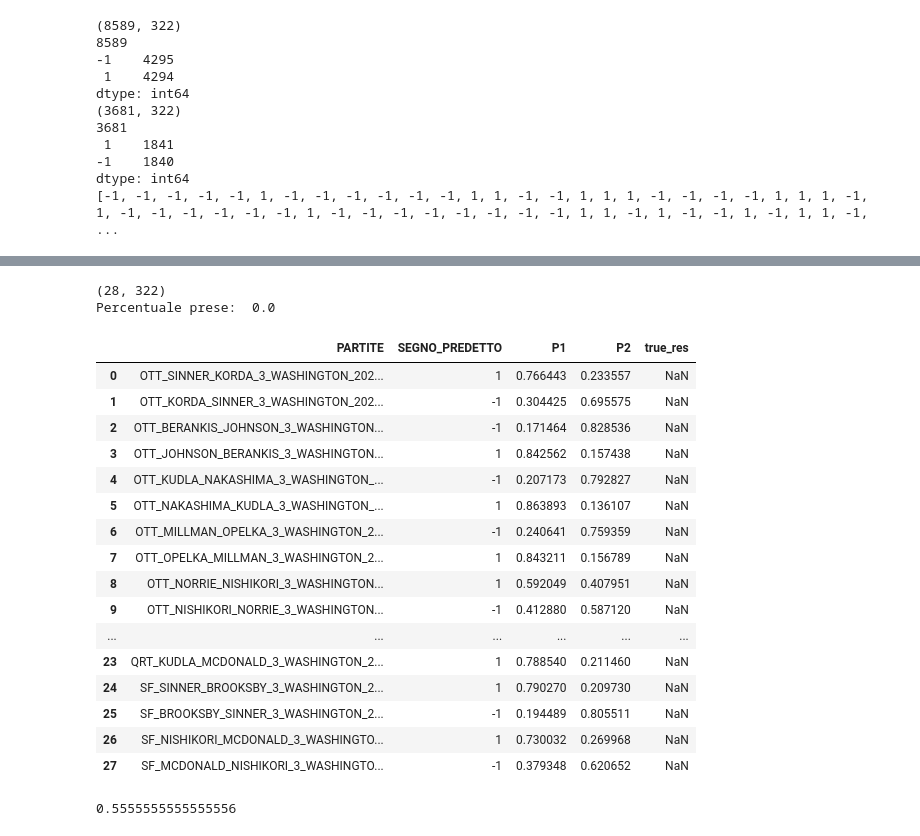
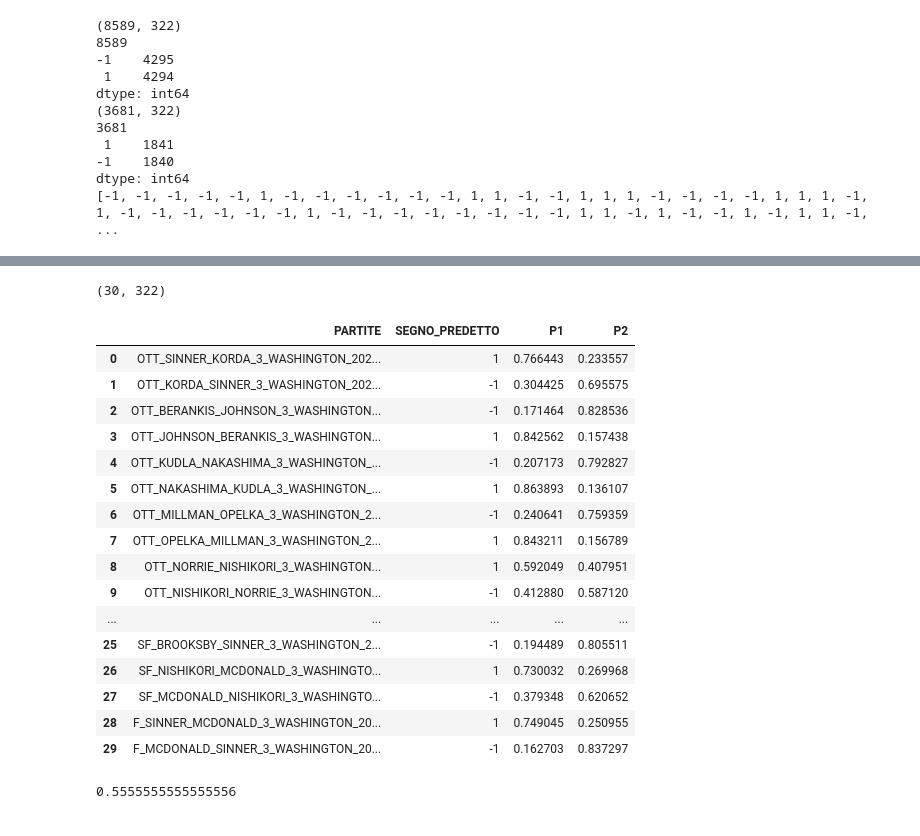
Before and after one commit to tesilogp/Tennis_model_hard_3sets, a Jupyter notebook: Model_building/modello_rdfc_segno12_probas.ipynb, the cells around one changed output, grey strips where cells are left out. Cells and saved outputs as stored; diff of their text form; code cells hidden in the pictures.

```diff
--- a/Model_building/modello_rdfc_segno12_probas.ipynb
+++ b/Model_building/modello_rdfc_segno12_probas.ipynb
@@ -18,6 +18,6 @@ desc_data = pd.DataFrame( desc_read )
 #        idx_ANNI_PESATI_CORRENTE.append( idx )
 
 # ATTENZIONE ALLA COLONNA DA ELIMINARE
-desc_data = desc_data.iloc[:, 2:]
+desc_data = desc_data.iloc[:, 1:]
 desc_data
 # %% [output]
@@ -37,5 +37,5 @@ desc_data
 # %%
-data_predire = 'PARTITE_DA_PREDIRE_costruzione/descrittore_finale_games_PREDICT.xlsx'
+data_predire = 'descrittore_finale_games_PREDICT.xlsx'
 data_predire_read = pd.read_excel( data_predire )
 data_predire_data = pd.DataFrame( data_predire_read )
 partite_nuove = data_predire_data.iloc[:,1]
@@ -244,6 +244,13 @@ print( SEGNO_MOD )
 # %%
 xtr, xte, ytr, yte = train_test_split( desc_data_12, SEGNO_MOD, test_size=0.30,
                                       random_state=1, shuffle=True, stratify=SEGNO_MOD  )
+
+xtr_name = xtr.iloc[:,0]
+xtr = xtr.iloc[:,1:]
+
+xte_name = xte.iloc[:,0]
+xte = xte.iloc[:,1:]
+
 print( np.shape( xtr ) )
 print( len( ytr ) )
 ytr_series = pd.Series( ytr )
@@ -303 +310,16 @@ Te:  70.27981526759032
  [ 542 1299]]
+# %%
+Percentages_Te_1 = []
+Percentages_Te_2 = []
+for idx,v in enumerate ( probas_Te ):
+    Percentages_Te_1.append( v[1] )
+    Percentages_Te_2.append( v[0] )
+
+
+data_probas_FIN = pd.DataFrame()
+data_probas_FIN['PARTITA'] = xte_name
+data_probas_FIN['TRUE'] = yte
+data_probas_FIN['PRED'] = Y_Te_rdfc
+data_probas_FIN['PERC_1'] = Percentages_Te_1
+data_probas_FIN['PERC_2'] = Percentages_Te_2
+data_probas_FIN
@@ -304,58 +501,47 @@ Te:  70.27981526759032
 # %%
 print( np.shape( data_predire_data) )
 predizioni_partite_nuove = rdfc.predict( data_predire_data )
 predizioni_probas_nuove = rdfc.predict_proba( data_predire_data )
 
 P1 = []
 P2 = []
 for idx,v in enumerate ( predizioni_probas_nuove ):
     P1.append( v[1])
     P2.append( v[0] )
 
 #for idx,v in enumerate ( partite_nuove ):
 #   print( v, predizioni_partite_nuove[idx], predizioni_probas_nuove[idx] )
 
-risultati_veri = [ "NaN","NaN","NaN","NaN","NaN","NaN","NaN","NaN",
-                   "NaN","NaN","NaN","NaN","NaN","NaN","NaN","NaN",
-                   "NaN","NaN","NaN","NaN","NaN","NaN","NaN","NaN",
-                   "NaN","NaN","NaN","NaN" ]
+
 
 frm_nuove = pd.DataFrame()
 frm_nuove['PARTITE'] = partite_nuove
 frm_nuove['SEGNO_PREDETTO'] = predizioni_partite_nuove
 frm_nuove['P1'] = P1
 frm_nuove['P2'] = P2
-frm_nuove['true_res'] = risultati_veri
 
-conto = 0
-for idx,v in enumerate ( frm_nuove.SEGNO_PREDETTO ):
-    if v==frm_nuove.true_res[idx]:
-        conto = conto+1
-perc_prese = ( conto/len( frm_nuove.SEGNO_PREDETTO ) )*100
-print("Percentuale prese: ", perc_prese)
 
 frm_nuove
 #print( predizioni_probas_nuove )
 # %% [output]
-(28, 322)
-Percentuale prese:  0.0
+(30, 322)
-|  | PARTITE | SEGNO_PREDETTO | P1 | P2 | true_res |
-| 0 | OTT_SINNER_KORDA_3_WASHINGTON_202... | 1 | 0.766443 | 0.233557 | NaN |
-| 1 | OTT_KORDA_SINNER_3_WASHINGTON_202... | -1 | 0.304425 | 0.695575 | NaN |
-| 2 | OTT_BERANKIS_JOHNSON_3_WASHINGTON... | -1 | 0.171464 | 0.828536 | NaN |
-| 3 | OTT_JOHNSON_BERANKIS_3_WASHINGTON... | 1 | 0.842562 | 0.157438 | NaN |
-| 4 | OTT_KUDLA_NAKASHIMA_3_WASHINGTON_... | -1 | 0.207173 | 0.792827 | NaN |
-| 5 | OTT_NAKASHIMA_KUDLA_3_WASHINGTON_... | 1 | 0.863893 | 0.136107 | NaN |
-| 6 | OTT_MILLMAN_OPELKA_3_WASHINGTON_2... | -1 | 0.240641 | 0.759359 | NaN |
-| 7 | OTT_OPELKA_MILLMAN_3_WASHINGTON_2... | 1 | 0.843211 | 0.156789 | NaN |
-| 8 | OTT_NORRIE_NISHIKORI_3_WASHINGTON... | 1 | 0.592049 | 0.407951 | NaN |
-| 9 | OTT_NISHIKORI_NORRIE_3_WASHINGTON... | -1 | 0.412880 | 0.587120 | NaN |
-| ... | ... | ... | ... | ... | ... |
-| 23 | QRT_KUDLA_MCDONALD_3_WASHINGTON_2... | 1 | 0.788540 | 0.211460 | NaN |
-| 24 | SF_SINNER_BROOKSBY_3_WASHINGTON_2... | 1 | 0.790270 | 0.209730 | NaN |
-| 25 | SF_BROOKSBY_SINNER_3_WASHINGTON_2... | -1 | 0.194489 | 0.805511 | NaN |
-| 26 | SF_NISHIKORI_MCDONALD_3_WASHINGTO... | 1 | 0.730032 | 0.269968 | NaN |
-| 27 | SF_MCDONALD_NISHIKORI_3_WASHINGTO... | -1 | 0.379348 | 0.620652 | NaN |
+|  | PARTITE | SEGNO_PREDETTO | P1 | P2 |
+| 0 | OTT_SINNER_KORDA_3_WASHINGTON_202... | 1 | 0.766443 | 0.233557 |
+| 1 | OTT_KORDA_SINNER_3_WASHINGTON_202... | -1 | 0.304425 | 0.695575 |
+| 2 | OTT_BERANKIS_JOHNSON_3_WASHINGTON... | -1 | 0.171464 | 0.828536 |
+| 3 | OTT_JOHNSON_BERANKIS_3_WASHINGTON... | 1 | 0.842562 | 0.157438 |
+| 4 | OTT_KUDLA_NAKASHIMA_3_WASHINGTON_... | -1 | 0.207173 | 0.792827 |
+| 5 | OTT_NAKASHIMA_KUDLA_3_WASHINGTON_... | 1 | 0.863893 | 0.136107 |
+| 6 | OTT_MILLMAN_OPELKA_3_WASHINGTON_2... | -1 | 0.240641 | 0.759359 |
+| 7 | OTT_OPELKA_MILLMAN_3_WASHINGTON_2... | 1 | 0.843211 | 0.156789 |
+| 8 | OTT_NORRIE_NISHIKORI_3_WASHINGTON... | 1 | 0.592049 | 0.407951 |
+| 9 | OTT_NISHIKORI_NORRIE_3_WASHINGTON... | -1 | 0.412880 | 0.587120 |
+| ... | ... | ... | ... | ... |
+| 25 | SF_BROOKSBY_SINNER_3_WASHINGTON_2... | -1 | 0.194489 | 0.805511 |
+| 26 | SF_NISHIKORI_MCDONALD_3_WASHINGTO... | 1 | 0.730032 | 0.269968 |
+| 27 | SF_MCDONALD_NISHIKORI_3_WASHINGTO... | -1 | 0.379348 | 0.620652 |
+| 28 | F_SINNER_MCDONALD_3_WASHINGTON_20... | 1 | 0.749045 | 0.250955 |
+| 29 | F_MCDONALD_SINNER_3_WASHINGTON_20... | -1 | 0.162703 | 0.837297 |
 # %%
 print( 1/1.80 )
 # %% [output]
```
Also changed, not shown: parts of 44 cells of this notebook, 1 other file.
